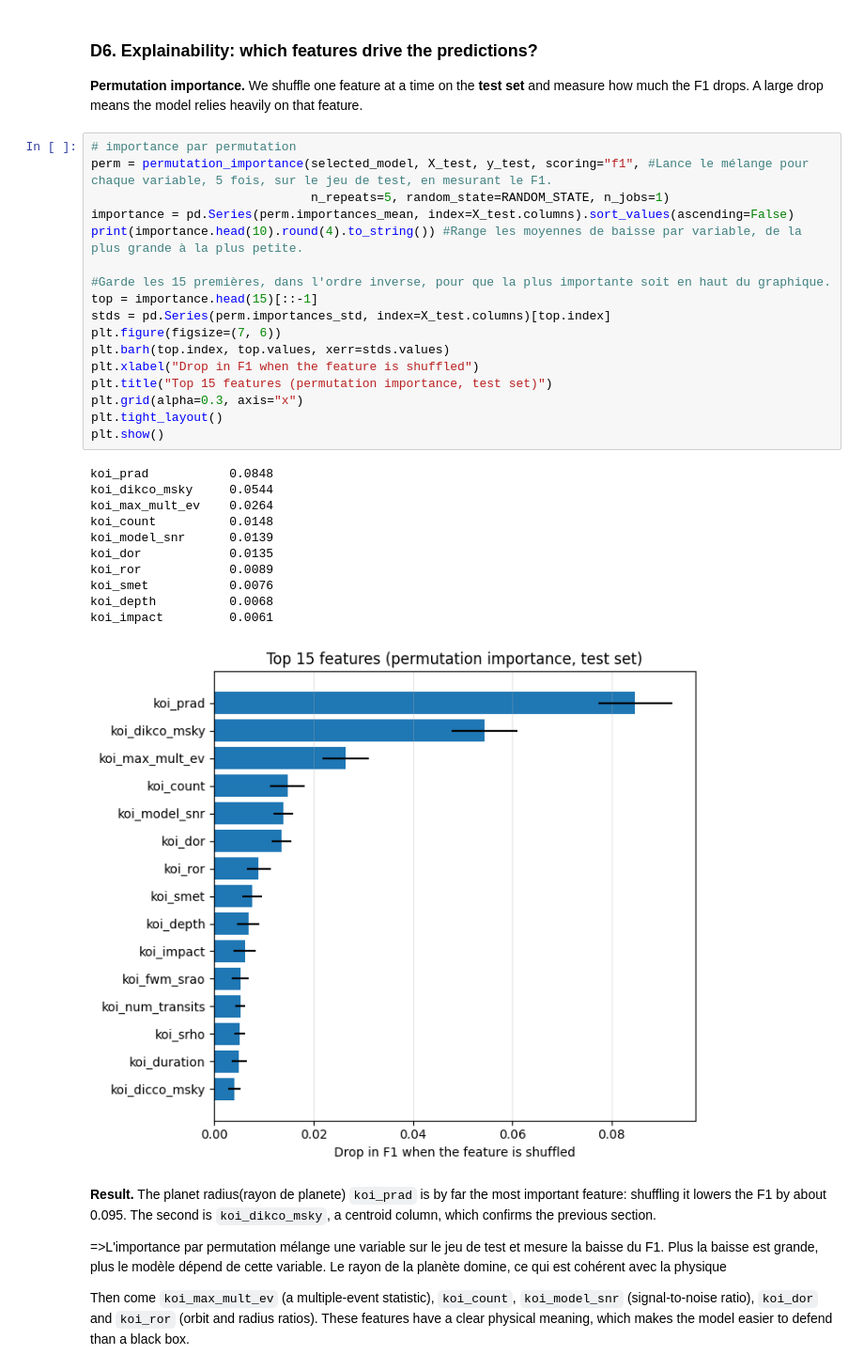
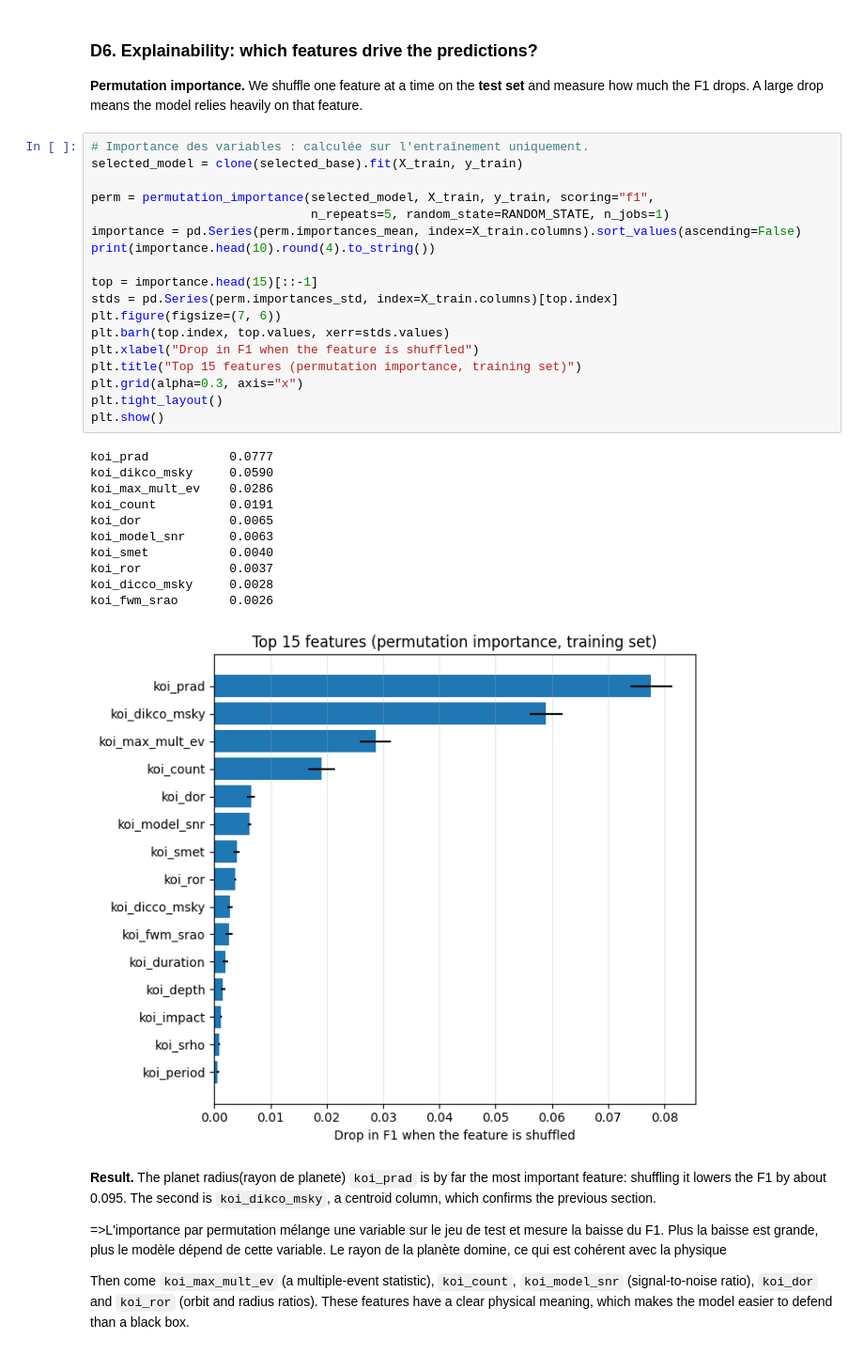
Before and after one commit to Farah-Baaziz/kepler-exoplanet-classification, a Jupyter notebook: notebooks/kepler_complete_project.ipynb, the cells around one changed output. Shown at 94% size. Saved outputs shown, nothing was run; the diff lists cells and outputs as text.

```diff
--- a/notebooks/kepler_complete_project.ipynb
+++ b/notebooks/kepler_complete_project.ipynb
@@ -697,34 +691,35 @@ This is not proof of leakage: they are measurements of the signal, not the verdi
 
 **Permutation importance.** We shuffle one feature at a time on the **test set** and measure how much the F1 drops. A large drop means the model relies heavily on that feature.
 # %%
-# importance par permutation
-perm = permutation_importance(selected_model, X_test, y_test, scoring="f1", #Lance le mélange pour chaque variable, 5 fois, sur le jeu de test, en mesurant le F1.
+# Importance des variables : calculée sur l'entraînement uniquement.
+selected_model = clone(selected_base).fit(X_train, y_train)
+
+perm = permutation_importance(selected_model, X_train, y_train, scoring="f1",
                               n_repeats=5, random_state=RANDOM_STATE, n_jobs=1)
-importance = pd.Series(perm.importances_mean, index=X_test.columns).sort_values(ascending=False)
-print(importance.head(10).round(4).to_string()) #Range les moyennes de baisse par variable, de la plus grande à la plus petite.
+importance = pd.Series(perm.importances_mean, index=X_train.columns).sort_values(ascending=False)
+print(importance.head(10).round(4).to_string())
 
-#Garde les 15 premières, dans l'ordre inverse, pour que la plus importante soit en haut du graphique.
 top = importance.head(15)[::-1]
-stds = pd.Series(perm.importances_std, index=X_test.columns)[top.index]
+stds = pd.Series(perm.importances_std, index=X_train.columns)[top.index]
 plt.figure(figsize=(7, 6))
 plt.barh(top.index, top.values, xerr=stds.values)
 plt.xlabel("Drop in F1 when the feature is shuffled")
-plt.title("Top 15 features (permutation importance, test set)")
+plt.title("Top 15 features (permutation importance, training set)")
 plt.grid(alpha=0.3, axis="x")
 plt.tight_layout()
 plt.show()
 # %% [output]
-koi_prad           0.0848
-koi_dikco_msky     0.0544
-koi_max_mult_ev    0.0264
-koi_count          0.0148
-koi_model_snr      0.0139
-koi_dor            0.0135
-koi_ror            0.0089
-koi_smet           0.0076
-koi_depth          0.0068
-koi_impact         0.0061
+koi_prad           0.0777
+koi_dikco_msky     0.0590
+koi_max_mult_ev    0.0286
+koi_count          0.0191
+koi_dor            0.0065
+koi_model_snr      0.0063
+koi_smet           0.0040
+koi_ror            0.0037
+koi_dicco_msky     0.0028
+koi_fwm_srao       0.0026
-[figure, old version]
+[figure, new version]
 # %% [markdown]
 **Result.** The planet radius(rayon de planete) `koi_prad` is by far the most important feature: shuffling it lowers the F1 by about 0.095. The second is `koi_dikco_msky`, a centroid column, which confirms the previous section.
 
```
Also changed, not shown: parts of 7 cells of this notebook.
